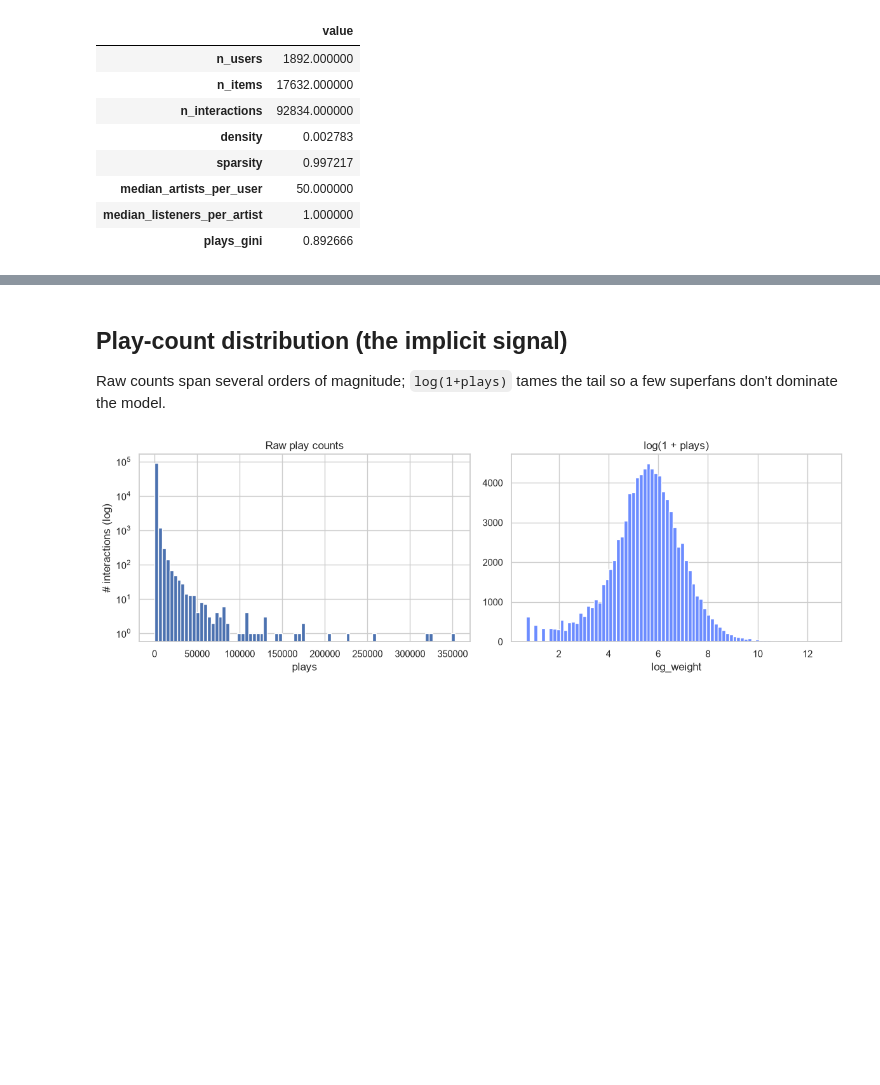
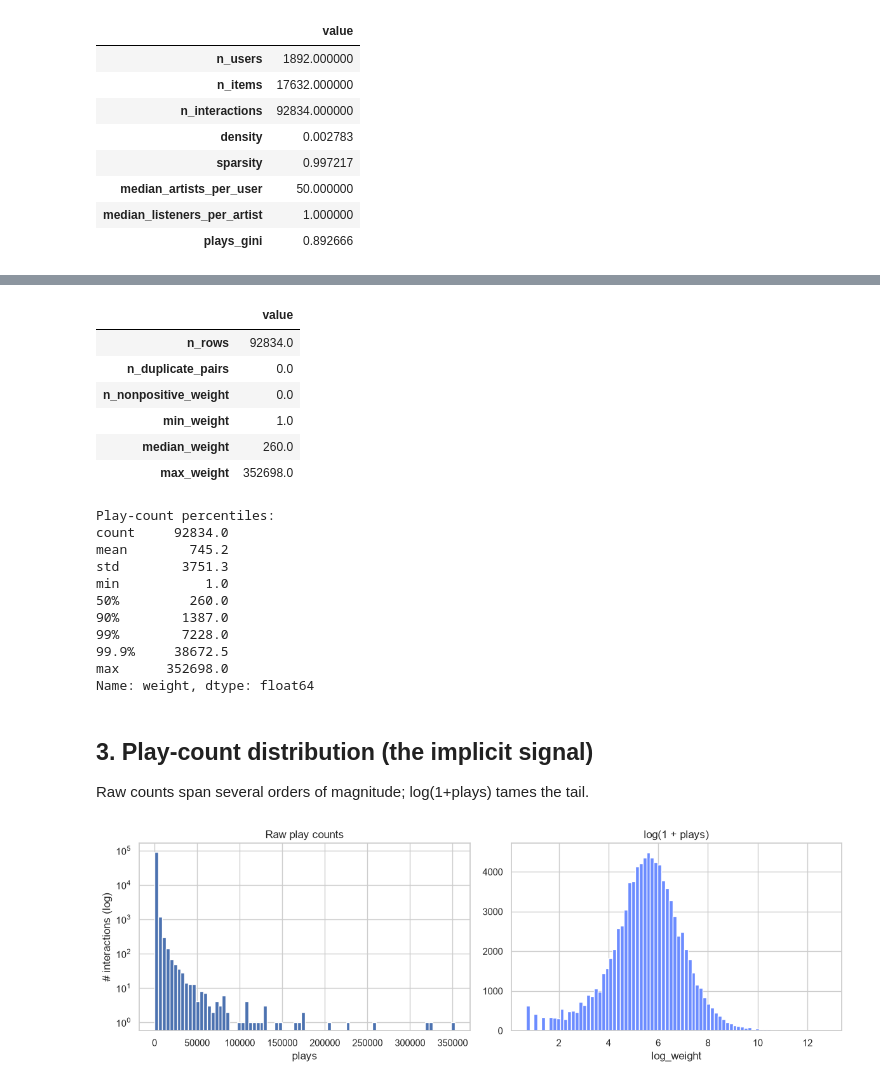
Before and after one commit to paugratacosfuste/recommender-systems-lastfm, a Jupyter notebook: notebooks/01_eda.ipynb, the cells around one changed output, grey strips where cells are left out. Cells and saved outputs as stored; diff of their text form; code cells hidden in the pictures; blank space fills up the shorter version.

```diff
--- a/notebooks/01_eda.ipynb
+++ b/notebooks/01_eda.ipynb
@@ -50,7 +58,30 @@ pd.Series(stats).to_frame('value')
+# %%
+q = eda.interaction_quality(interactions)
+display(pd.Series(q).to_frame('value'))
+print('Play-count percentiles:')
+print(interactions[WEIGHT_COL].describe(percentiles=[.5,.9,.99,.999]).round(1))
+# %% [output]
+|  | value |
+| n_rows | 92834.0 |
+| n_duplicate_pairs | 0.0 |
+| n_nonpositive_weight | 0.0 |
+| min_weight | 1.0 |
+| median_weight | 260.0 |
+| max_weight | 352698.0 |
+Play-count percentiles:
+count     92834.0
+mean        745.2
+std        3751.3
+min           1.0
+50%         260.0
+90%        1387.0
+99%        7228.0
+99.9%     38672.5
+max      352698.0
+Name: weight, dtype: float64
 # %% [markdown]
-## Play-count distribution (the implicit signal)
+## 3. Play-count distribution (the implicit signal)
 
-Raw counts span several orders of magnitude; `log(1+plays)` tames the tail so a few
-superfans don't dominate the model.
+Raw counts span several orders of magnitude; log(1+plays) tames the tail.
 # %%
 fig, axes = plt.subplots(1, 2, figsize=(12, 4))
```
Also changed, not shown: parts of 22 cells of this notebook, 13 other files.
